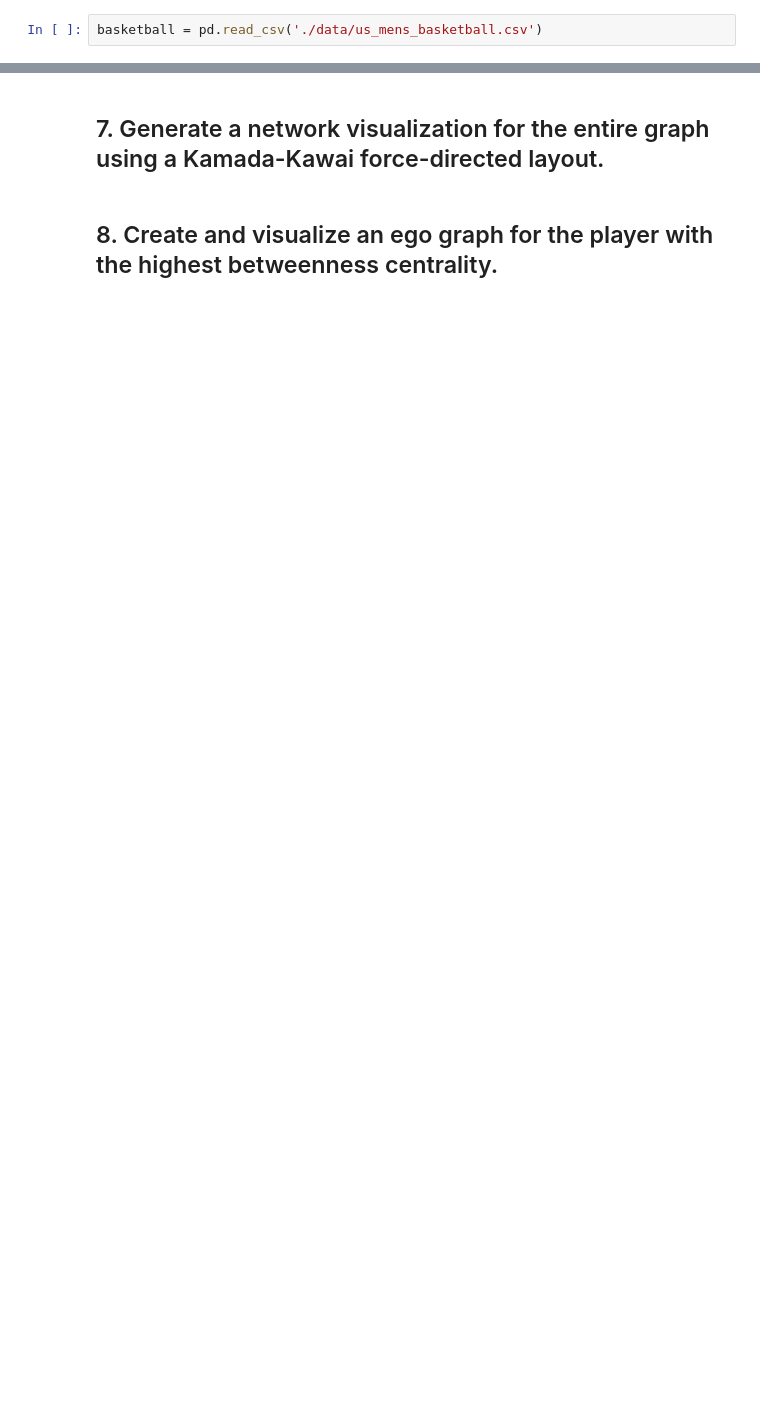
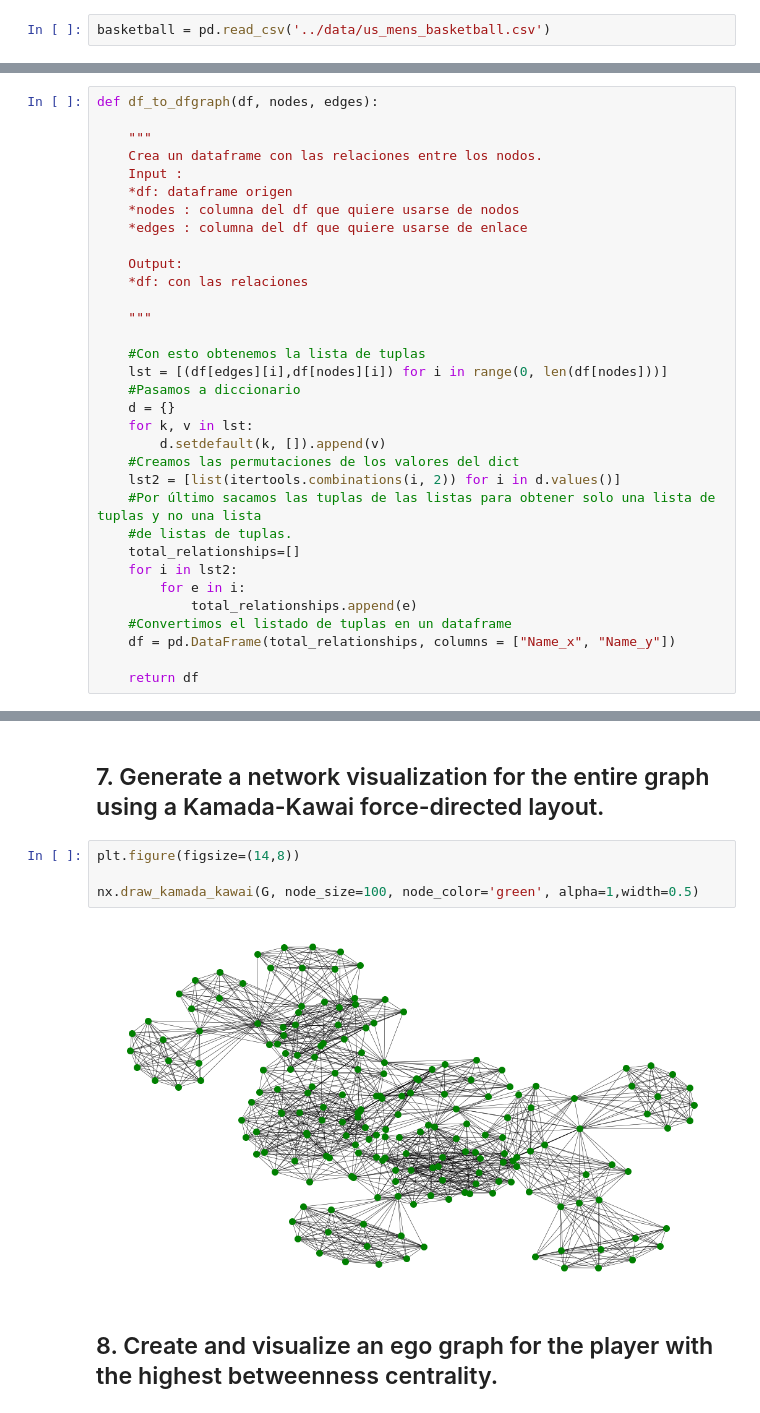
Before and after one commit to ta-datapt-bcn/lab-network-analysis, a Jupyter notebook: your-code/main.ipynb, the cells around one changed output, grey strips where cells are left out. Cells and saved outputs as stored; diff of their text form; blank space fills up the shorter version.

```diff
--- a/your-code/main.ipynb
+++ b/your-code/main.ipynb
@@ -12,6 +15,6 @@ import pandas as pd
 
 In the `us_mens_basketball.csv` data set, each row represents an single basketball player's participation in a single event at a single Olympics.
 # %%
-basketball = pd.read_csv('./data/us_mens_basketball.csv')
+basketball = pd.read_csv('../data/us_mens_basketball.csv')
 # %%
 basketball.head()
@@ -19,3 +29,36 @@ basketball.head()
 ## 1. Transform this data set into one that can be turned into a graph where the entities are represented by the Name field and the relationships are represented by whether the players played in the same Olympics together (Games field).
 
 Sort descending by the number of pairwise interactions. Which pair of players have competed in the most Olympics together?
+# %%
+def df_to_dfgraph(df, nodes, edges):
+
+    """
+    Crea un dataframe con las relaciones entre los nodos.
+    Input :
+    *df: dataframe origen
+    *nodes : columna del df que quiere usarse de nodos
+    *edges : columna del df que quiere usarse de enlace
+
+    Output:
+    *df: con las relaciones
+
+    """
+
+    #Con esto obtenemos la lista de tuplas
+    lst = [(df[edges][i],df[nodes][i]) for i in range(0, len(df[nodes]))]
+    #Pasamos a diccionario
+    d = {}
+    for k, v in lst:
+        d.setdefault(k, []).append(v)
+    #Creamos las permutaciones de los valores del dict
+    lst2 = [list(itertools.combinations(i, 2)) for i in d.values()]
+    #Por último sacamos las tuplas de las listas para obtener solo una lista de tuplas y no una lista
+    #de listas de tuplas.
+    total_relationships=[]
+    for i in lst2:
+        for e in i:
+            total_relationships.append(e)
+    #Convertimos el listado de tuplas en un dataframe
+    df = pd.DataFrame(total_relationships, columns = ["Name_x", "Name_y"])
+
+    return df
@@ -37,4 +177,10 @@ Sort descending by the number of pairwise interactions. Which pair of players ha
 # %% [markdown]
 ## 7. Generate a network visualization for the entire graph using a Kamada-Kawai force-directed layout.
+# %%
+plt.figure(figsize=(14,8))
+
+nx.draw_kamada_kawai(G, node_size=100, node_color='green', alpha=1,width=0.5)
+# %% [output]
+[figure, added]
 # %% [markdown]
 ## 8. Create and visualize an ego graph for the player with the highest betweenness centrality.
```
Also changed, not shown: parts of 17 cells of this notebook.
